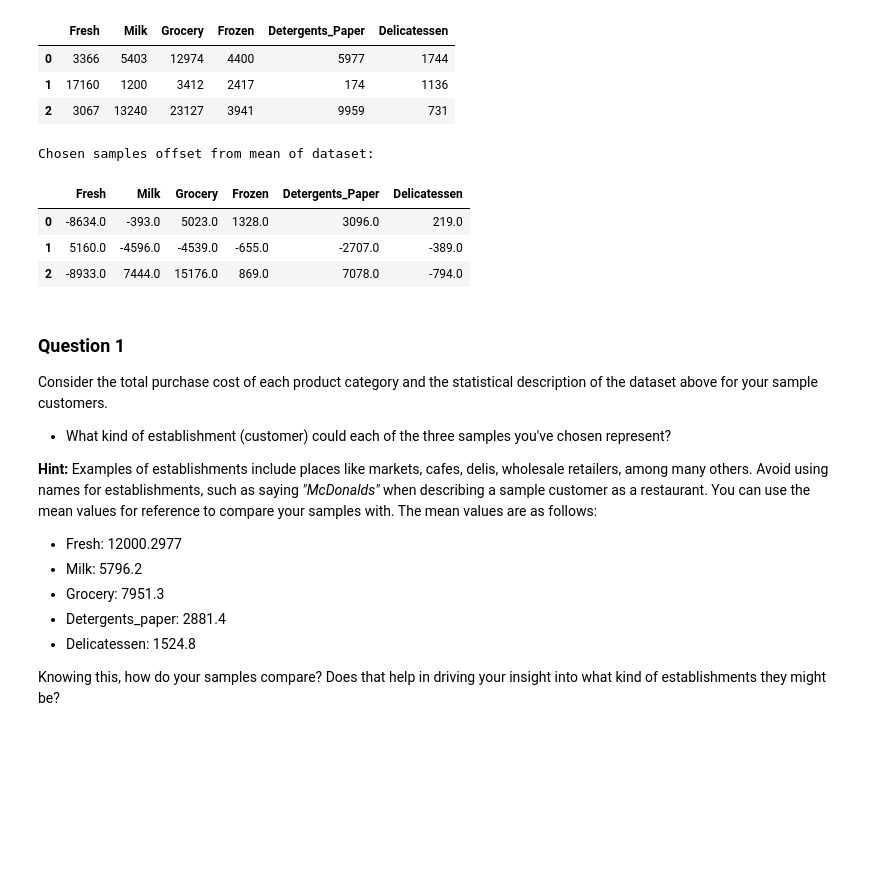
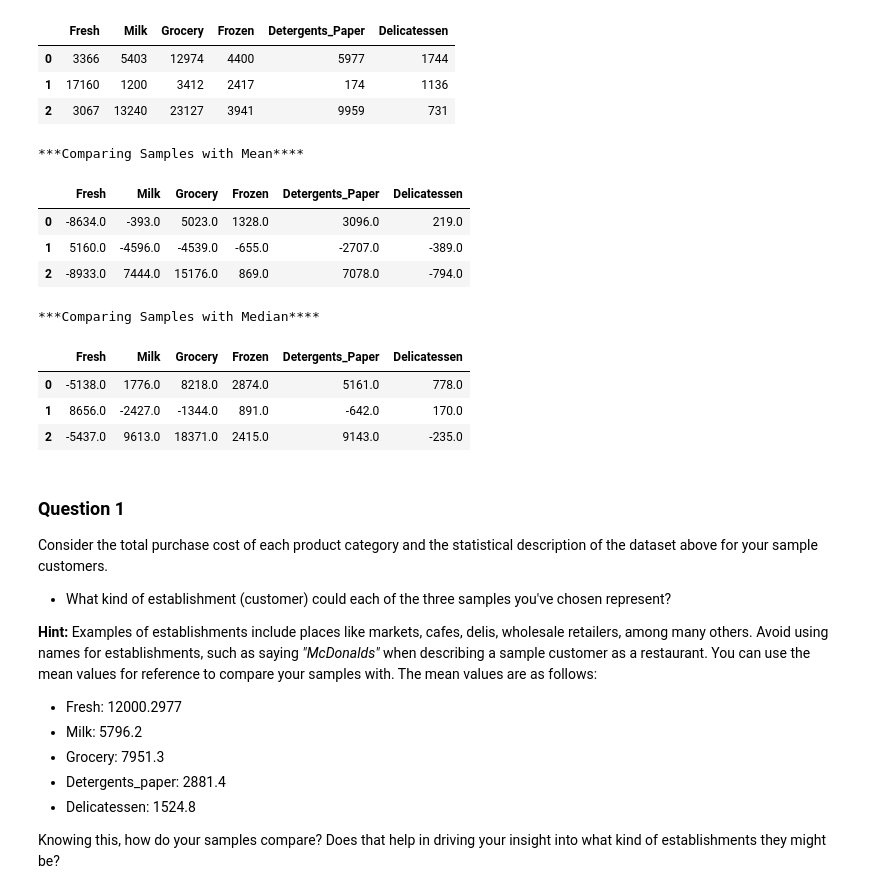
Before and after one commit to manishg2015/python_workpsace, a Jupyter notebook: customer_segments/customer_segments.ipynb, the cells around one changed output. Cells and saved outputs as stored; diff of their text form; code cells hidden in the pictures; blank space fills up the shorter version.

```diff
--- a/customer_segments/customer_segments.ipynb
+++ b/customer_segments/customer_segments.ipynb
@@ -81,15 +81,22 @@ Chosen samples of wholesale customers dataset:
 | 0 | 3366 | 5403 | 12974 | 4400 | 5977 | 1744 |
 | 1 | 17160 | 1200 | 3412 | 2417 | 174 | 1136 |
 | 2 | 3067 | 13240 | 23127 | 3941 | 9959 | 731 |
-# %%
-print("Chosen samples offset from mean of dataset:")
-display(samples - np.around(data.mean().values))
-# %% [output]
-Chosen samples offset from mean of dataset:
-|  | Fresh | Milk | Grocery | Frozen | Detergents_Paper | Delicatessen |
-| 0 | -8634.0 | -393.0 | 5023.0 | 1328.0 | 3096.0 | 219.0 |
-| 1 | 5160.0 | -4596.0 | -4539.0 | -655.0 | -2707.0 | -389.0 |
-| 2 | -8933.0 | 7444.0 | 15176.0 | 869.0 | 7078.0 | -794.0 |
+# %%
+print("***Comparing Samples with Mean****")
+display(samples - np.round(data.mean()))
+print("***Comparing Samples with Median****")
+display(samples - np.round(data.median()))
+# %% [output]
+***Comparing Samples with Mean****
+|  | Fresh | Milk | Grocery | Frozen | Detergents_Paper | Delicatessen |
+| 0 | -8634.0 | -393.0 | 5023.0 | 1328.0 | 3096.0 | 219.0 |
+| 1 | 5160.0 | -4596.0 | -4539.0 | -655.0 | -2707.0 | -389.0 |
+| 2 | -8933.0 | 7444.0 | 15176.0 | 869.0 | 7078.0 | -794.0 |
+***Comparing Samples with Median****
+|  | Fresh | Milk | Grocery | Frozen | Detergents_Paper | Delicatessen |
+| 0 | -5138.0 | 1776.0 | 8218.0 | 2874.0 | 5161.0 | 778.0 |
+| 1 | 8656.0 | -2427.0 | -1344.0 | 891.0 | -642.0 | 170.0 |
+| 2 | -5437.0 | 9613.0 | 18371.0 | 2415.0 | 9143.0 | -235.0 |
 # %% [markdown]
 ### Question 1
 Consider the total purchase cost of each product category and the statistical description of the dataset above for your sample customers.
```
Also changed, not shown: parts of 11 cells of this notebook, 1 other file.
